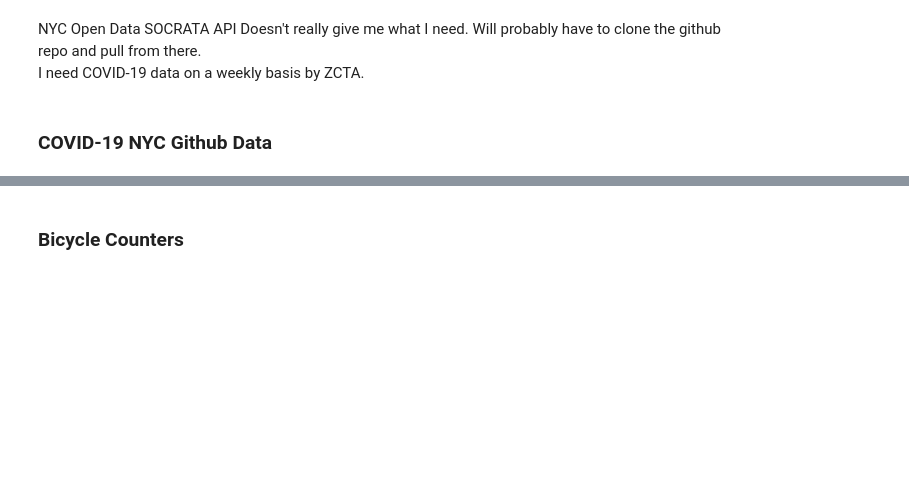
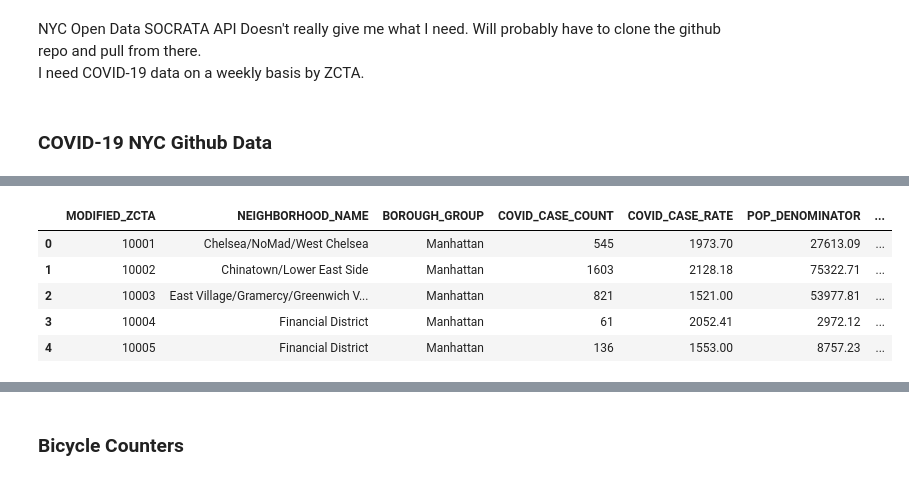
Before and after one commit to justinm0rgan/nyc-bike, a Jupyter notebook: data_gathering.ipynb, the cells around one changed output, grey strips where cells are left out. Cells and saved outputs as stored; diff of their text form; code cells hidden in the pictures; blank space fills up the shorter version.

```diff
--- a/data_gathering.ipynb
+++ b/data_gathering.ipynb
@@ -157,0 +125,10 @@ name
+# %%
+data_by_modzcta = pd.read_csv(directory+'data-by-modzcta'+ext)
+data_by_modzcta.head()
+# %% [output]
+|  | MODIFIED_ZCTA | NEIGHBORHOOD_NAME | BOROUGH_GROUP | COVID_CASE_COUNT | COVID_CASE_RATE | POP_DENOMINATOR | ... |
+| 0 | 10001 | Chelsea/NoMad/West Chelsea | Manhattan | 545 | 1973.70 | 27613.09 | ... |
+| 1 | 10002 | Chinatown/Lower East Side | Manhattan | 1603 | 2128.18 | 75322.71 | ... |
+| 2 | 10003 | East Village/Gramercy/Greenwich V... | Manhattan | 821 | 1521.00 | 53977.81 | ... |
+| 3 | 10004 | Financial District | Manhattan | 61 | 2052.41 | 2972.12 | ... |
+| 4 | 10005 | Financial District | Manhattan | 136 | 1553.00 | 8757.23 | ... |
```
Also changed, not shown: parts of 16 cells of this notebook.
